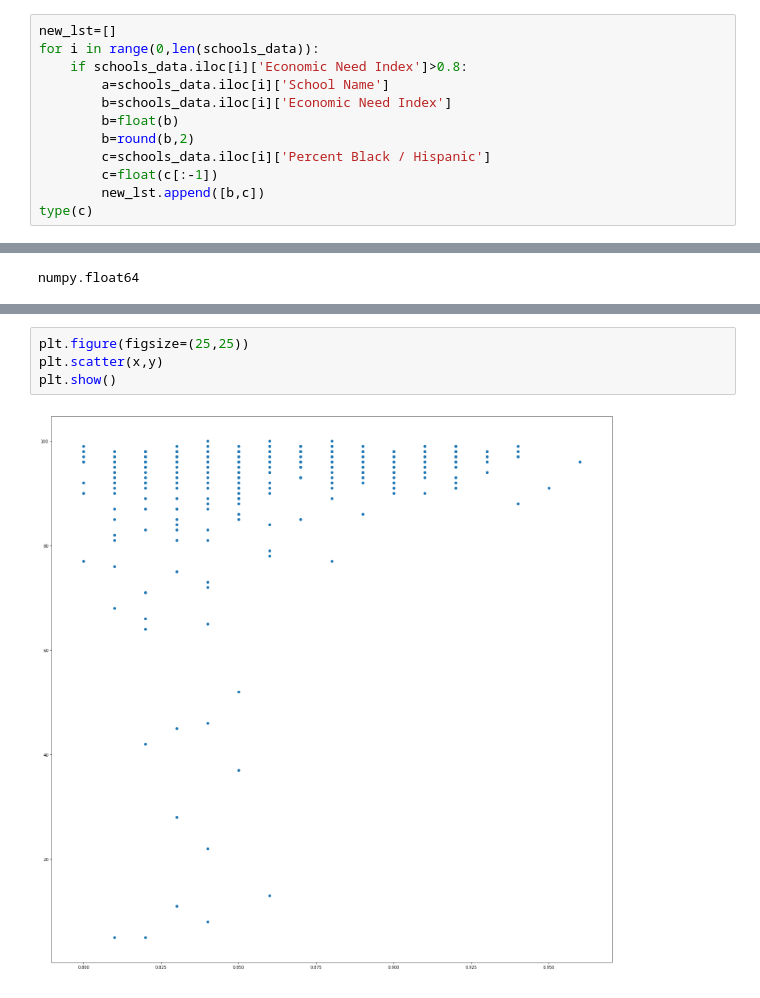
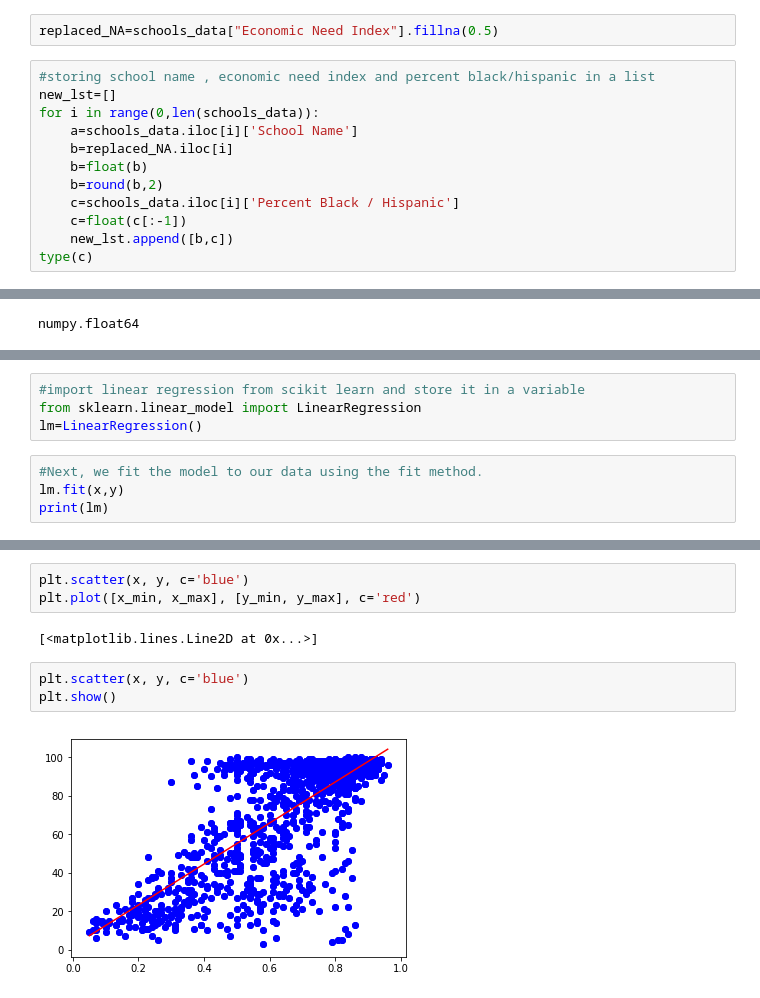
Before and after one commit to SwatiGiri/Underservedschool_analysis, a Jupyter notebook: Underservedschool_analysis.ipynb, the cells around one changed output, grey strips where cells are left out. Drawn from its saved outputs; the diff is of its cells as text.

Commit message:
added linear regression

```diff
--- a/Underservedschool_analysis.ipynb
+++ b/Underservedschool_analysis.ipynb
@@ -39,17 +41,19 @@ list(schools_data)
  'Grade 8 Math 4s - Multiracial',
  'Grade 8 Math 4s - Limited English Proficient',
  'Grade 8 Math 4s - Economically Disadvantaged']
+# %%
+replaced_NA=schools_data["Economic Need Index"].fillna(0.5)
 # %%
+#storing school name , economic need index and percent black/hispanic in a list
 new_lst=[]
 for i in range(0,len(schools_data)):
-    if schools_data.iloc[i]['Economic Need Index']>0.8:
-        a=schools_data.iloc[i]['School Name']
-        b=schools_data.iloc[i]['Economic Need Index']
-        b=float(b)
-        b=round(b,2)
-        c=schools_data.iloc[i]['Percent Black / Hispanic']
-        c=float(c[:-1])
-        new_lst.append([b,c])
+    a=schools_data.iloc[i]['School Name']
+    b=replaced_NA.iloc[i]
+    b=float(b)
+    b=round(b,2)
+    c=schools_data.iloc[i]['Percent Black / Hispanic']
+    c=float(c[:-1])
+    new_lst.append([b,c])
 type(c)
 # %% [output]
 float
@@ -64,0 +96,8 @@ numpy.float64
+# %%
+#import linear regression from scikit learn and store it in a variable
+from sklearn.linear_model import LinearRegression
+lm=LinearRegression()
+# %%
+#Next, we fit the model to our data using the fit method.
+lm.fit(x,y)
+print(lm)
@@ -65,6 +147,10 @@ numpy.float64
+# %%
+plt.scatter(x, y, c='blue')
+plt.plot([x_min, x_max], [y_min, y_max], c='red')
+# %% [output]
+[<matplotlib.lines.Line2D at 0x...>]
 # %%
-plt.figure(figsize=(25,25))
-plt.scatter(x,y)
+plt.scatter(x, y, c='blue')
 plt.show()
 # %% [output]
-[figure, old version]
+[figure, new version]
```
Also changed, not shown: parts of 13 cells of this notebook.
